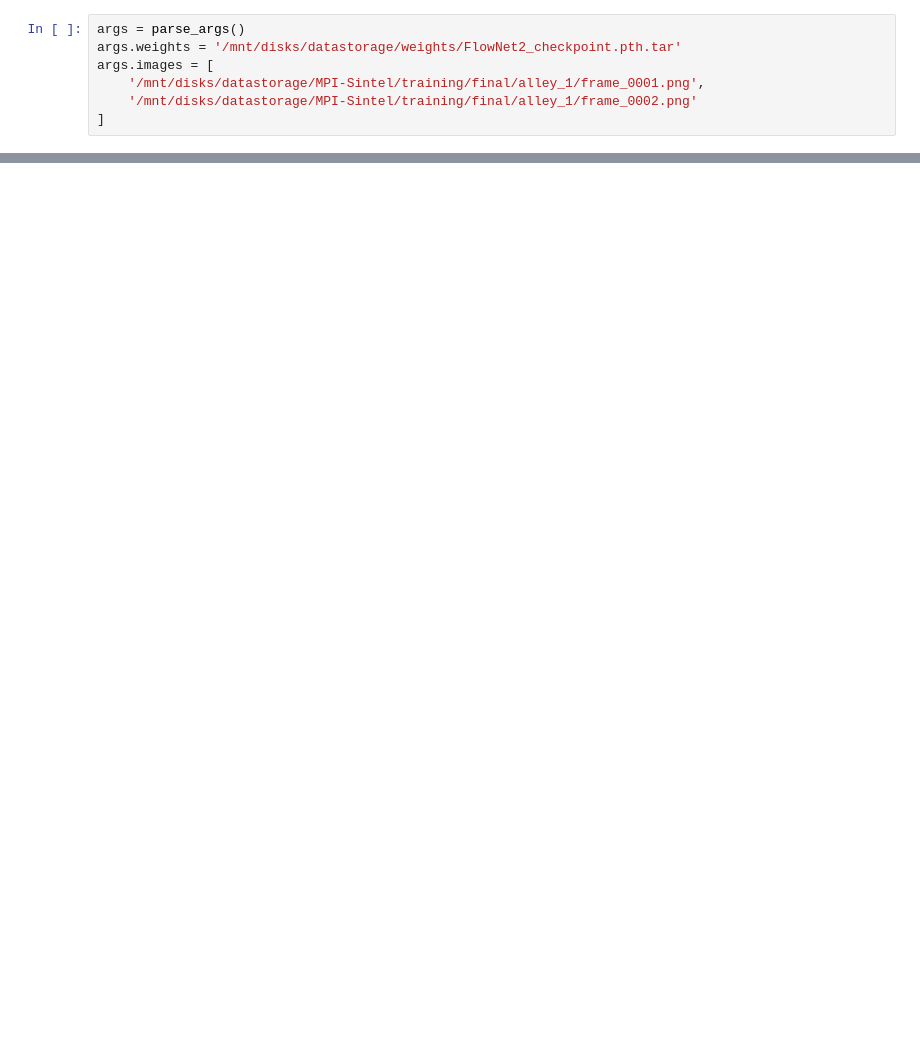
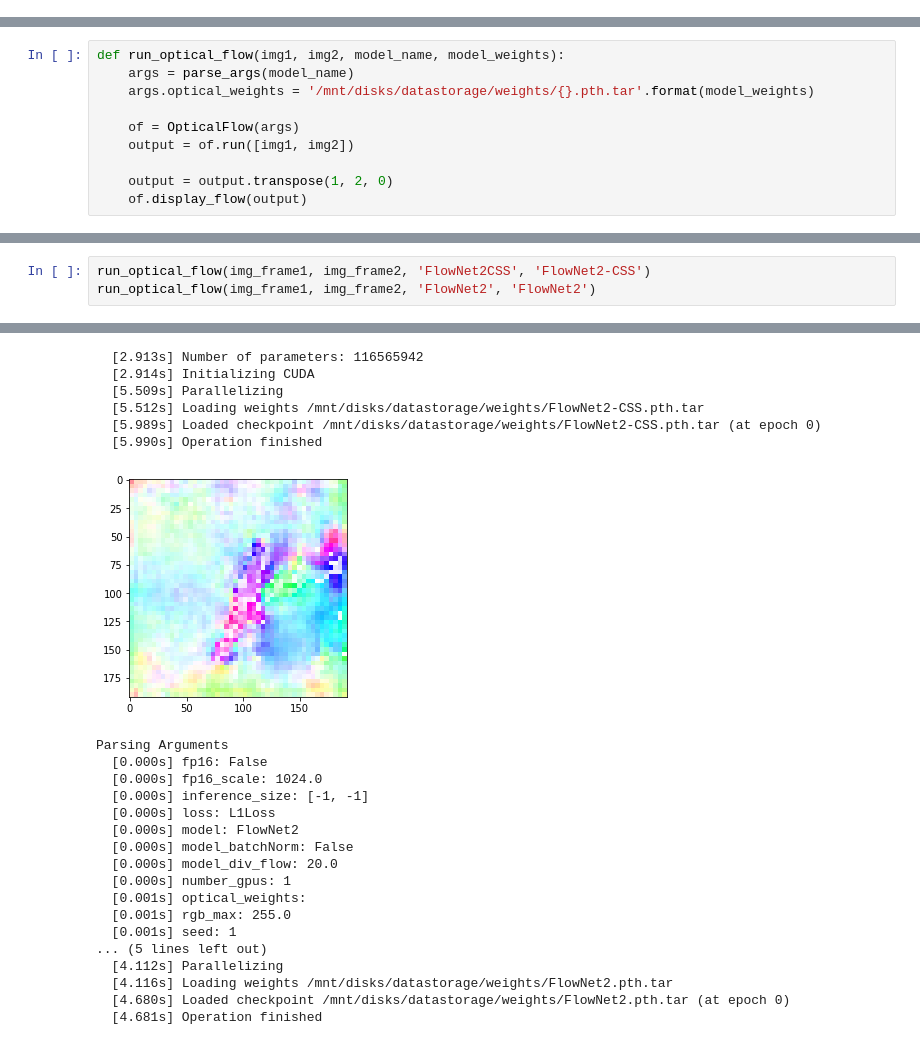
Before and after one commit to mcgridles/flownet2-pytorch, a Jupyter notebook: pipeline.ipynb, the cells around one changed output, grey strips where cells are left out. Saved outputs shown, nothing was run; the diff lists cells and outputs as text; blank space fills up the shorter version.

```diff
--- a/pipeline.ipynb
+++ b/pipeline.ipynb
@@ -9,7 +6,0 @@ ModuleNotFoundError: No module named 'matplotlib'
-# %%
-args = parse_args()
-args.weights = '/mnt/disks/datastorage/weights/FlowNet2_checkpoint.pth.tar'
-args.images = [
-    '/mnt/disks/datastorage/MPI-Sintel/training/final/alley_1/frame_0001.png',
-    '/mnt/disks/datastorage/MPI-Sintel/training/final/alley_1/frame_0002.png'
-]
@@ -56,0 +32,10 @@ Performing inference
+# %%
+def run_optical_flow(img1, img2, model_name, model_weights):
+    args = parse_args(model_name)
+    args.optical_weights = '/mnt/disks/datastorage/weights/{}.pth.tar'.format(model_weights)
+
+    of = OpticalFlow(args)
+    output = of.run([img1, img2])
+
+    output = output.transpose(1, 2, 0)
+    of.display_flow(output)
@@ -56,0 +64,4 @@ Performing inference
+# %%
+run_optical_flow(img_frame1, img_frame2, 'FlowNet2CSS', 'FlowNet2-CSS')
+run_optical_flow(img_frame1, img_frame2, 'FlowNet2', 'FlowNet2')
+# %% [output]
@@ -56,0 +83,24 @@ Performing inference
+  [2.913s] Number of parameters: 116565942
+  [2.914s] Initializing CUDA
+  [5.509s] Parallelizing
+  [5.512s] Loading weights /mnt/disks/datastorage/weights/FlowNet2-CSS.pth.tar
+  [5.989s] Loaded checkpoint /mnt/disks/datastorage/weights/FlowNet2-CSS.pth.tar (at epoch 0)
+  [5.990s] Operation finished
+[figure, added]
+Parsing Arguments
+  [0.000s] fp16: False
+  [0.000s] fp16_scale: 1024.0
+  [0.000s] inference_size: [-1, -1]
+  [0.000s] loss: L1Loss
+  [0.000s] model: FlowNet2
+  [0.000s] model_batchNorm: False
+  [0.000s] model_div_flow: 20.0
+  [0.000s] number_gpus: 1
+  [0.001s] optical_weights:
+  [0.001s] rgb_max: 255.0
+  [0.001s] seed: 1
+... (5 lines left out)
+  [4.112s] Parallelizing
+  [4.116s] Loading weights /mnt/disks/datastorage/weights/FlowNet2.pth.tar
+  [4.680s] Loaded checkpoint /mnt/disks/datastorage/weights/FlowNet2.pth.tar (at epoch 0)
+  [4.681s] Operation finished
```
Also changed, not shown: parts of 18 cells of this notebook, 2 other files.
